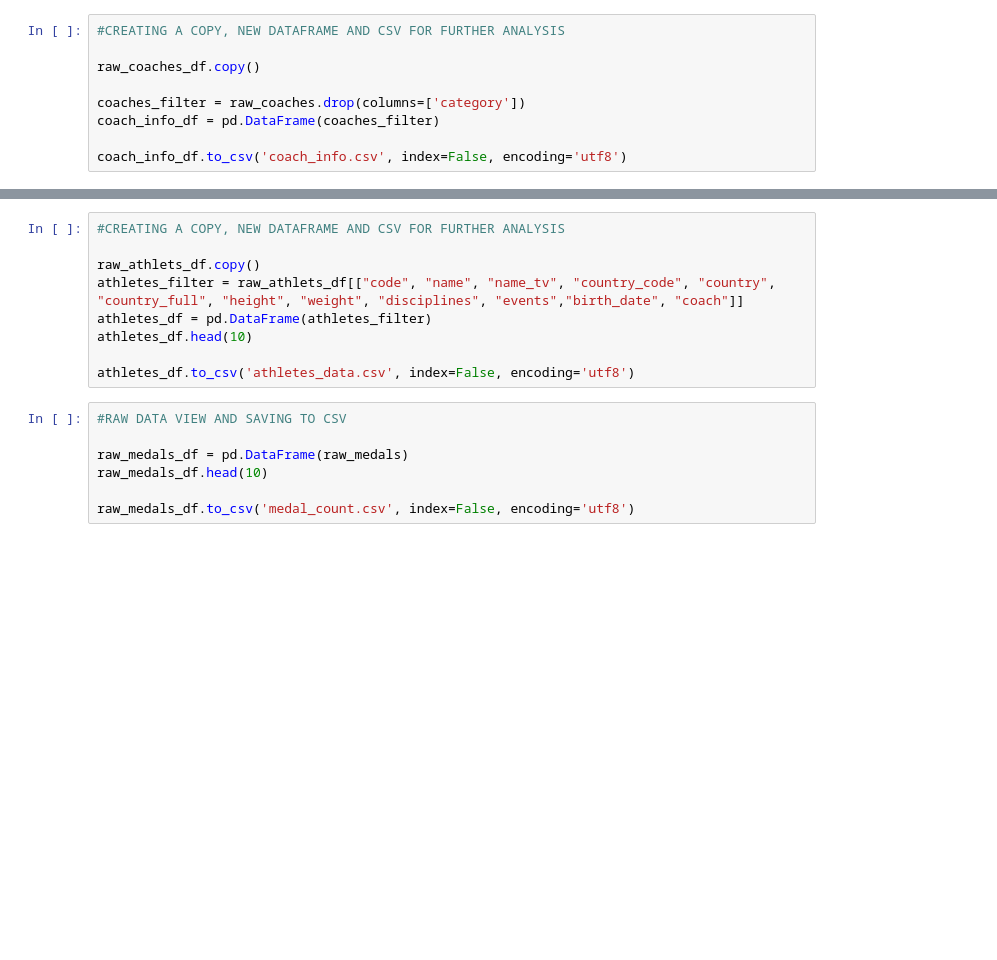
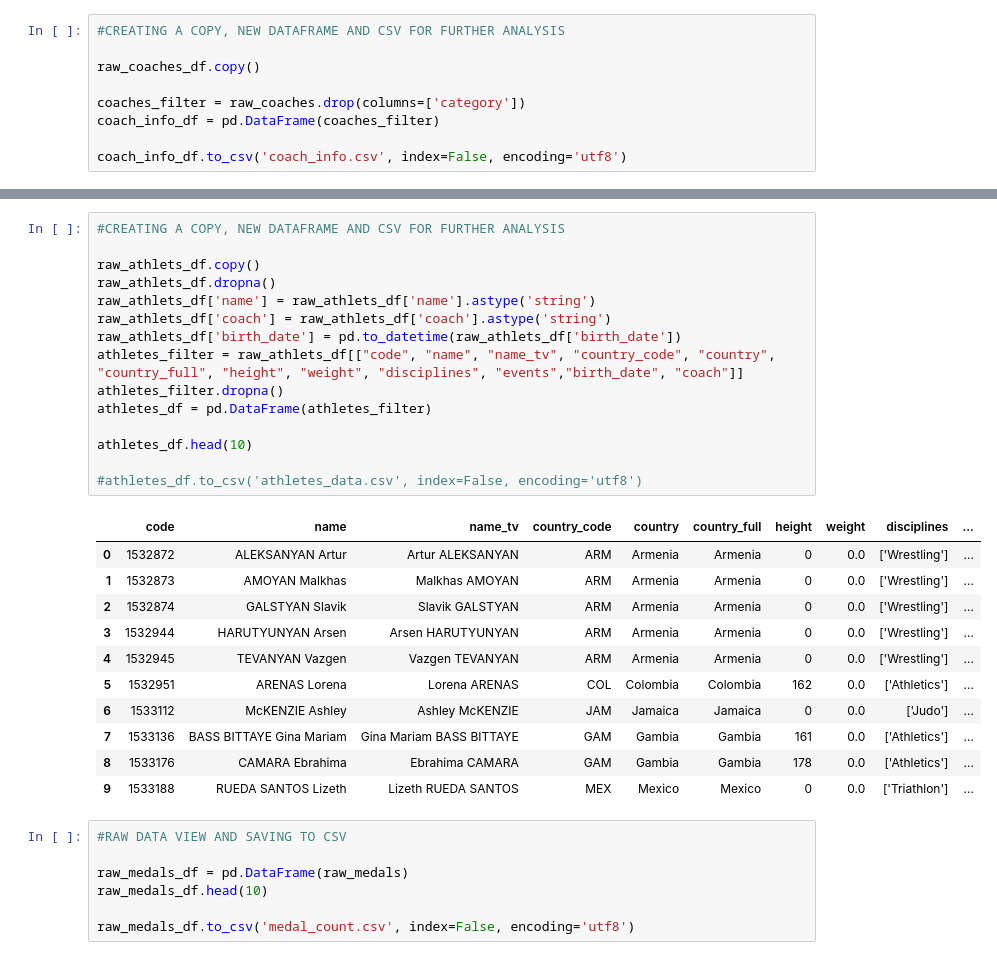
Before and after one commit to MMcDowe812/Going-For-Gold, a Jupyter notebook: Olympics-Coach-Athlete_Analysis.ipynb, the cells around one changed output, grey strips where cells are left out. Cells and saved outputs as stored; diff of their text form; blank space fills up the shorter version.

Commit message:
updated data files

```diff
--- a/Olympics-Coach-Athlete_Analysis.ipynb
+++ b/Olympics-Coach-Athlete_Analysis.ipynb
@@ -64,12 +87,30 @@ raw_athlets_df.head(10)
 # %%
 #CREATING A COPY, NEW DATAFRAME AND CSV FOR FURTHER ANALYSIS
 
 raw_athlets_df.copy()
+raw_athlets_df.dropna()
+raw_athlets_df['name'] = raw_athlets_df['name'].astype('string')
+raw_athlets_df['coach'] = raw_athlets_df['coach'].astype('string')
+raw_athlets_df['birth_date'] = pd.to_datetime(raw_athlets_df['birth_date'])
 athletes_filter = raw_athlets_df[["code", "name", "name_tv", "country_code", "country", "country_full", "height", "weight", "disciplines", "events","birth_date", "coach"]]
+athletes_filter.dropna()
 athletes_df = pd.DataFrame(athletes_filter)
+
 athletes_df.head(10)
 
-athletes_df.to_csv('athletes_data.csv', index=False, encoding='utf8')
+#athletes_df.to_csv('athletes_data.csv', index=False, encoding='utf8')
+# %% [output]
+|  | code | name | name_tv | country_code | country | country_full | height | weight | disciplines | ... |
+| 0 | 1532872 | ALEKSANYAN Artur | Artur ALEKSANYAN | ARM | Armenia | Armenia | 0 | 0.0 | ['Wrestling'] | ... |
+| 1 | 1532873 | AMOYAN Malkhas | Malkhas AMOYAN | ARM | Armenia | Armenia | 0 | 0.0 | ['Wrestling'] | ... |
+| 2 | 1532874 | GALSTYAN Slavik | Slavik GALSTYAN | ARM | Armenia | Armenia | 0 | 0.0 | ['Wrestling'] | ... |
+| 3 | 1532944 | HARUTYUNYAN Arsen | Arsen HARUTYUNYAN | ARM | Armenia | Armenia | 0 | 0.0 | ['Wrestling'] | ... |
+| 4 | 1532945 | TEVANYAN Vazgen | Vazgen TEVANYAN | ARM | Armenia | Armenia | 0 | 0.0 | ['Wrestling'] | ... |
+| 5 | 1532951 | ARENAS Lorena | Lorena ARENAS | COL | Colombia | Colombia | 162 | 0.0 | ['Athletics'] | ... |
+| 6 | 1533112 | McKENZIE Ashley | Ashley McKENZIE | JAM | Jamaica | Jamaica | 0 | 0.0 | ['Judo'] | ... |
+| 7 | 1533136 | BASS BITTAYE Gina Mariam | Gina Mariam BASS BITTAYE | GAM | Gambia | Gambia | 161 | 0.0 | ['Athletics'] | ... |
+| 8 | 1533176 | CAMARA Ebrahima | Ebrahima CAMARA | GAM | Gambia | Gambia | 178 | 0.0 | ['Athletics'] | ... |
+| 9 | 1533188 | RUEDA SANTOS Lizeth | Lizeth RUEDA SANTOS | MEX | Mexico | Mexico | 0 | 0.0 | ['Triathlon'] | ... |
 # %%
 #RAW DATA VIEW AND SAVING TO CSV
 
```
Also changed, not shown: parts of 6 cells of this notebook.
